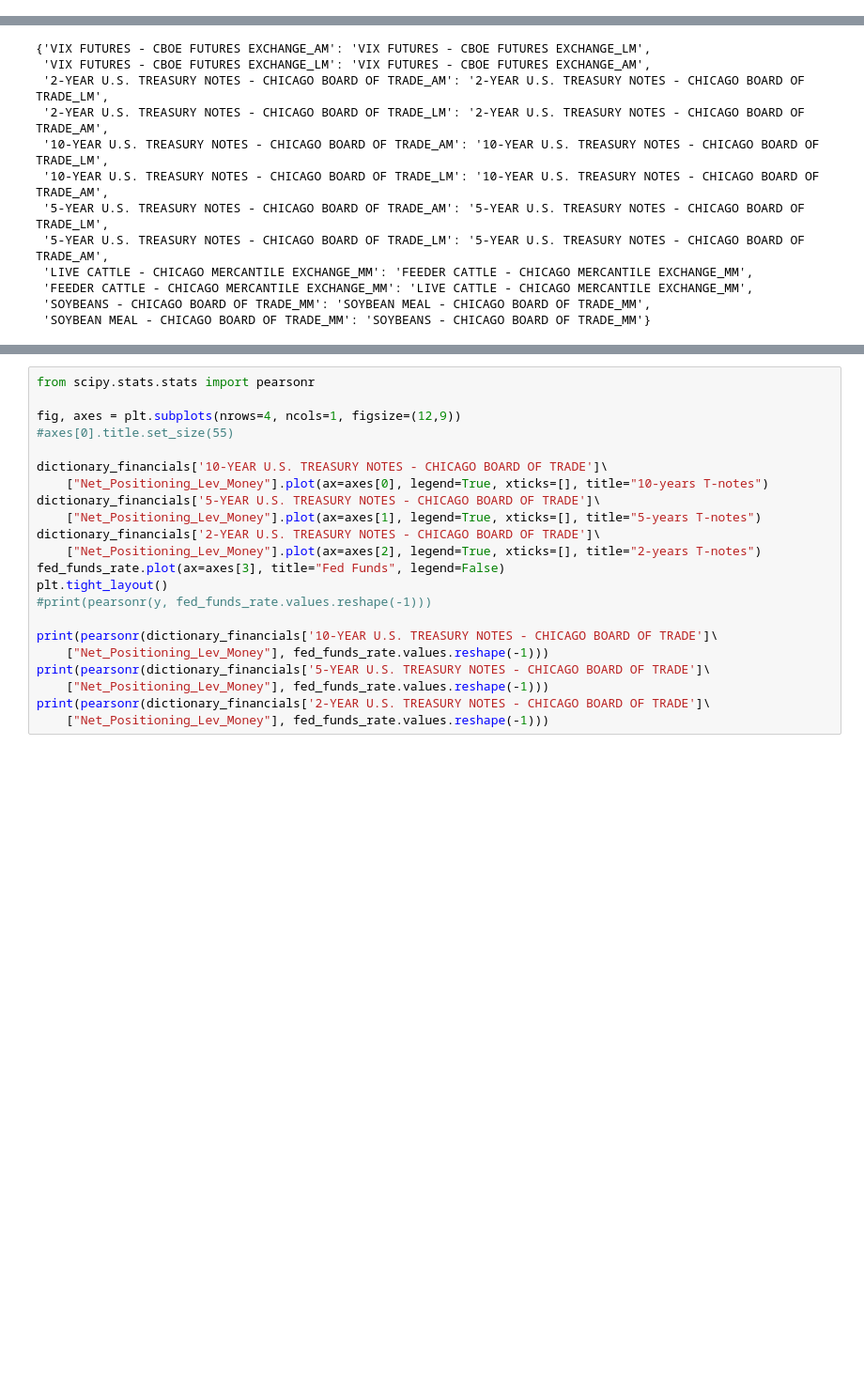
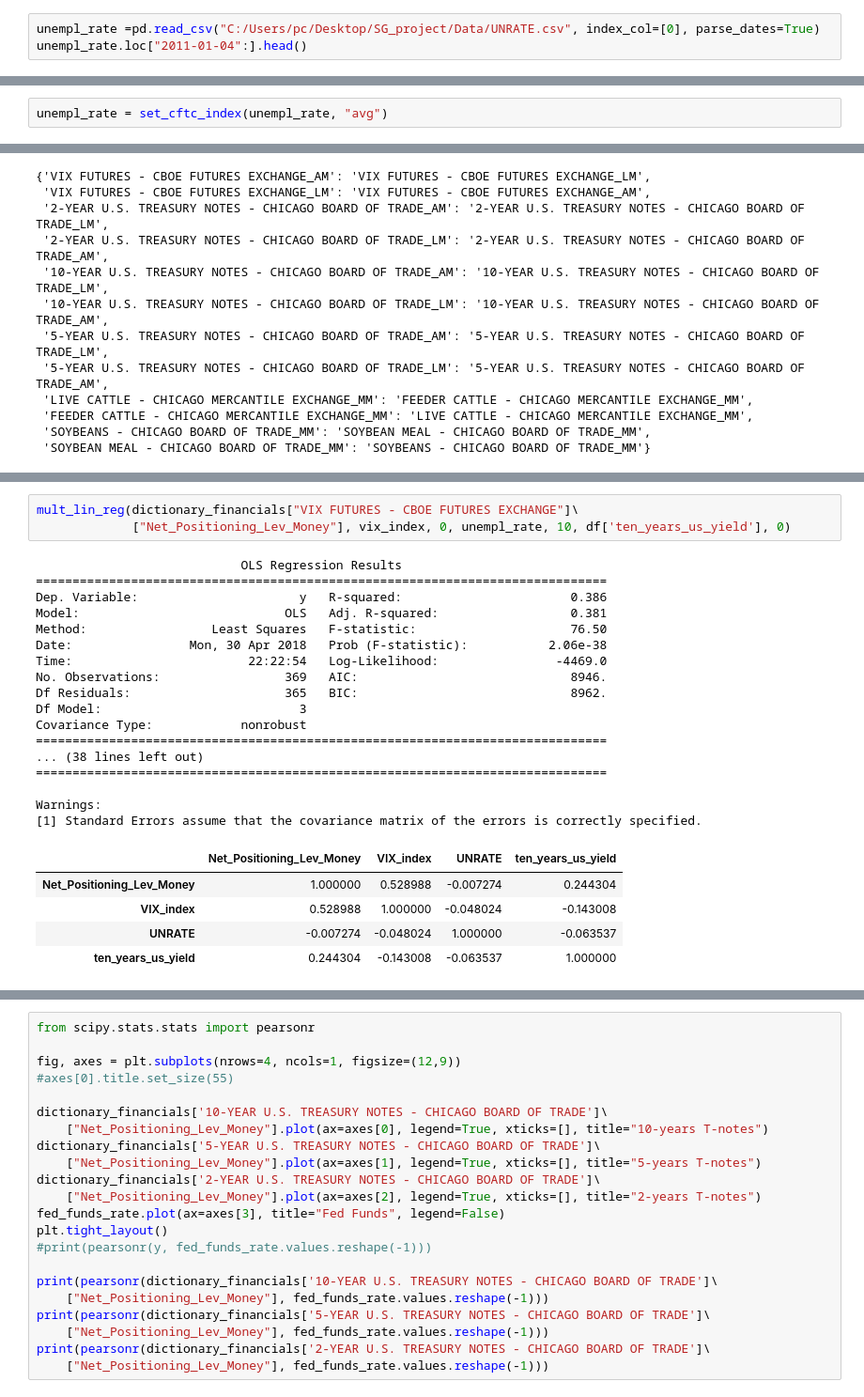
Before and after one commit to leonardich/Stats_project, a Jupyter notebook: Regression.ipynb, the cells around one changed output, grey strips where cells are left out. Shown at 94% size. Cells and saved outputs as stored; diff of their text form; blank space fills up the shorter version.

```diff
--- a/Regression.ipynb
+++ b/Regression.ipynb
@@ -290,3 +286,6 @@ fed_funds_rate.tail()
 | 2018-03-20 | 1.51 |
 | 2018-03-27 | 1.51 |
 | 2018-04-03 | 1.51 |
+# %%
+unempl_rate =pd.read_csv("C:/Users/pc/Desktop/SG_project/Data/UNRATE.csv", index_col=[0], parse_dates=True)
+unempl_rate.loc["2011-01-04":].head()
@@ -293,3 +310,5 @@ fed_funds_rate.tail()
+# %%
+unempl_rate = set_cftc_index(unempl_rate, "avg")
 # %%
 df = set_cftc_index(df, "avg")
 df.head()
@@ -404 +473,27 @@ def plot_scatter(x, y, lag):
+# %%
+mult_lin_reg(dictionary_financials["VIX FUTURES - CBOE FUTURES EXCHANGE"]\
+             ["Net_Positioning_Lev_Money"], vix_index, 0, unempl_rate, 10, df['ten_years_us_yield'], 0)
+# %% [output]
+                            OLS Regression Results
+==============================================================================
+Dep. Variable:                      y   R-squared:                       0.386
+Model:                            OLS   Adj. R-squared:                  0.381
+Method:                 Least Squares   F-statistic:                     76.50
+Date:                Mon, 30 Apr 2018   Prob (F-statistic):           2.06e-38
+Time:                        22:22:54   Log-Likelihood:                -4469.0
+No. Observations:                 369   AIC:                             8946.
+Df Residuals:                     365   BIC:                             8962.
+Df Model:                           3
+Covariance Type:            nonrobust
+==============================================================================
+... (38 lines left out)
+==============================================================================
+
+Warnings:
+[1] Standard Errors assume that the covariance matrix of the errors is correctly specified.
+|  | Net_Positioning_Lev_Money | VIX_index | UNRATE | ten_years_us_yield |
+| Net_Positioning_Lev_Money | 1.000000 | 0.528988 | -0.007274 | 0.244304 |
+| VIX_index | 0.528988 | 1.000000 | -0.048024 | -0.143008 |
+| UNRATE | -0.007274 | -0.048024 | 1.000000 | -0.063537 |
+| ten_years_us_yield | 0.244304 | -0.143008 | -0.063537 | 1.000000 |
 # %%
```
Also changed, not shown: parts of 16 cells of this notebook.
